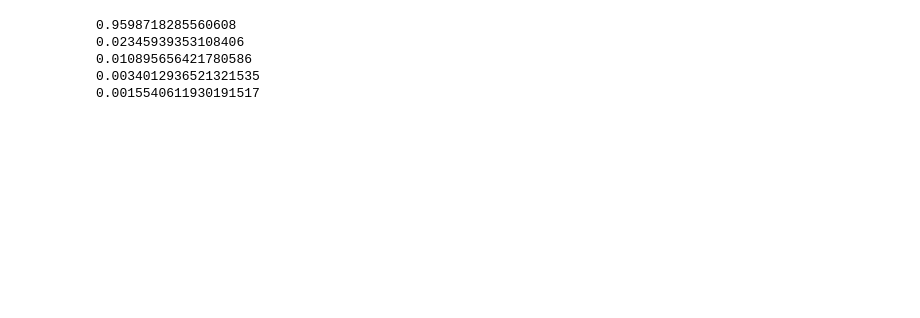
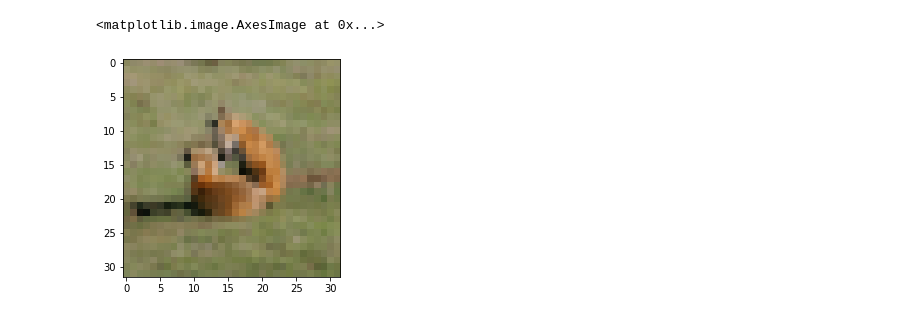
Before and after one commit to MurphLaws/BadApples, a Jupyter notebook: ImageNet.ipynb, the cells around one changed output. Cells and saved outputs as stored; diff of their text form; code cells hidden in the pictures; blank space fills up the shorter version.

Commit message:
Added dataset

```diff
--- a/ImageNet.ipynb
+++ b/ImageNet.ipynb
@@ -121,10 +131,48 @@ Label: banana | Confidence: 9.836808203544933e-06
 [figure]
-# %%
-for idx in indices_wolf[0][:5]:
-    print(torch.softmax(output_wolf, dim=1)[0][idx].item())
-# %% [output]
-0.9598718285560608
-0.02345939353108406
-0.010895656421780586
-0.0034012936521321535
-0.0015540611930191517
+# %%
+#User pickle to show me a random image of the imagenet32 binary dataset
+
+import pickle
+import numpy as np
+import matplotlib.pyplot as plt
+import random
+import PIL
+
+# Load the data
+with open("/users/nicolass80/Documents/PoisonFrogs/Imagenet32_val/val_data", "rb") as f:
+    data = pickle.load(f)
+
+
+labels = data["labels"]
+images = data["data"]
+
+
+#give me all the elements in in data, such that the label is 269
+
+#count the index of the elemtn which has label 269
+
+wolf_idx = [idx for idx, label in enumerate(labels) if label == 1]
+wolf_images = images[random.choice(wolf_idx)]
+
+
+#randimg = wolf_images[random.randint(0, len(wolf_images))]
+
+
+#USe pytorch to resize the image
+
+#plt.imshow(wolf_images.reshape(32, 32, 3).astype(np.uint8))
+
+
+def restore_image(arr):
+    red_channel = arr[:1024].reshape(32, 32)
+    green_channel = arr[1024:2048].reshape(32, 32)
+    blue_channel = arr[2048:].reshape(32, 32)
+
+    img = np.dstack((red_channel, green_channel, blue_channel))
+    return img.astype(np.uint8)
+
+
+plt.imshow(restore_image(wolf_images))
+# %% [output]
+<matplotlib.image.AxesImage at 0x...>
+[figure, added]
```
Also changed, not shown: parts of 3 cells of this notebook.
